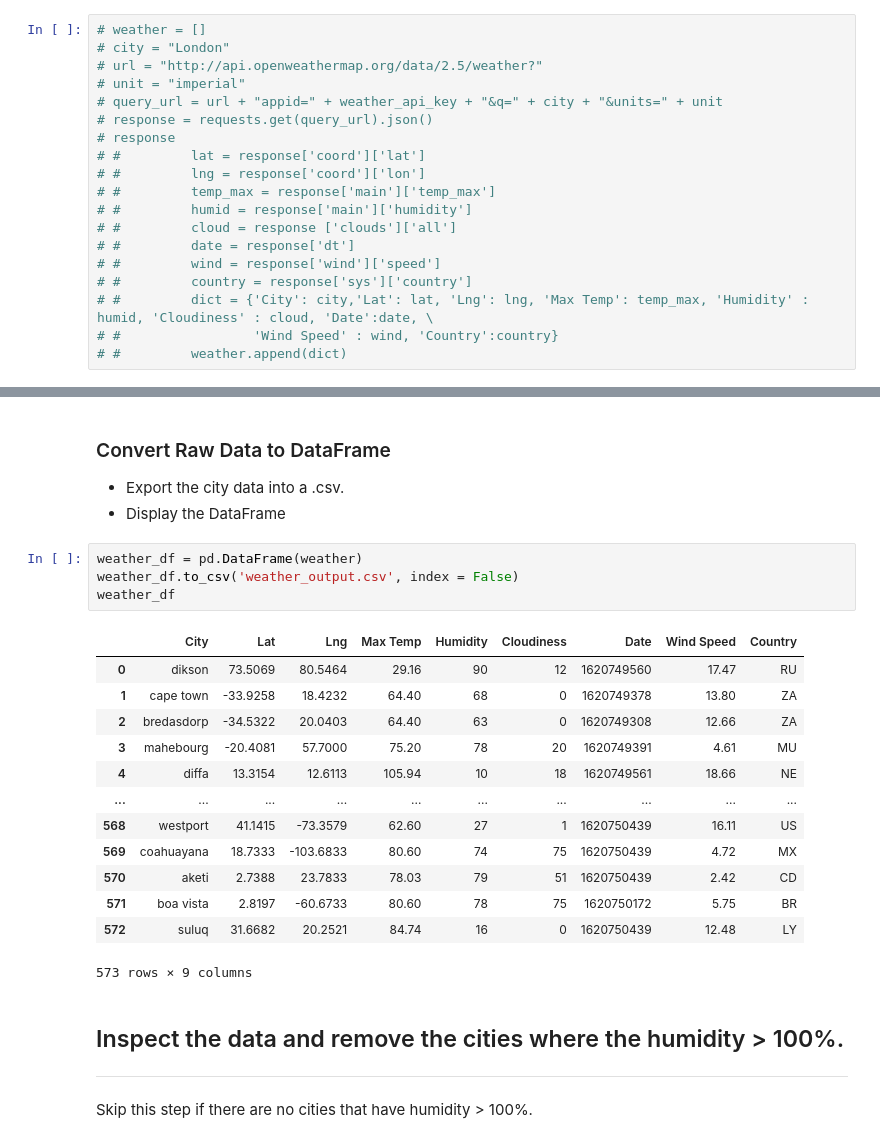
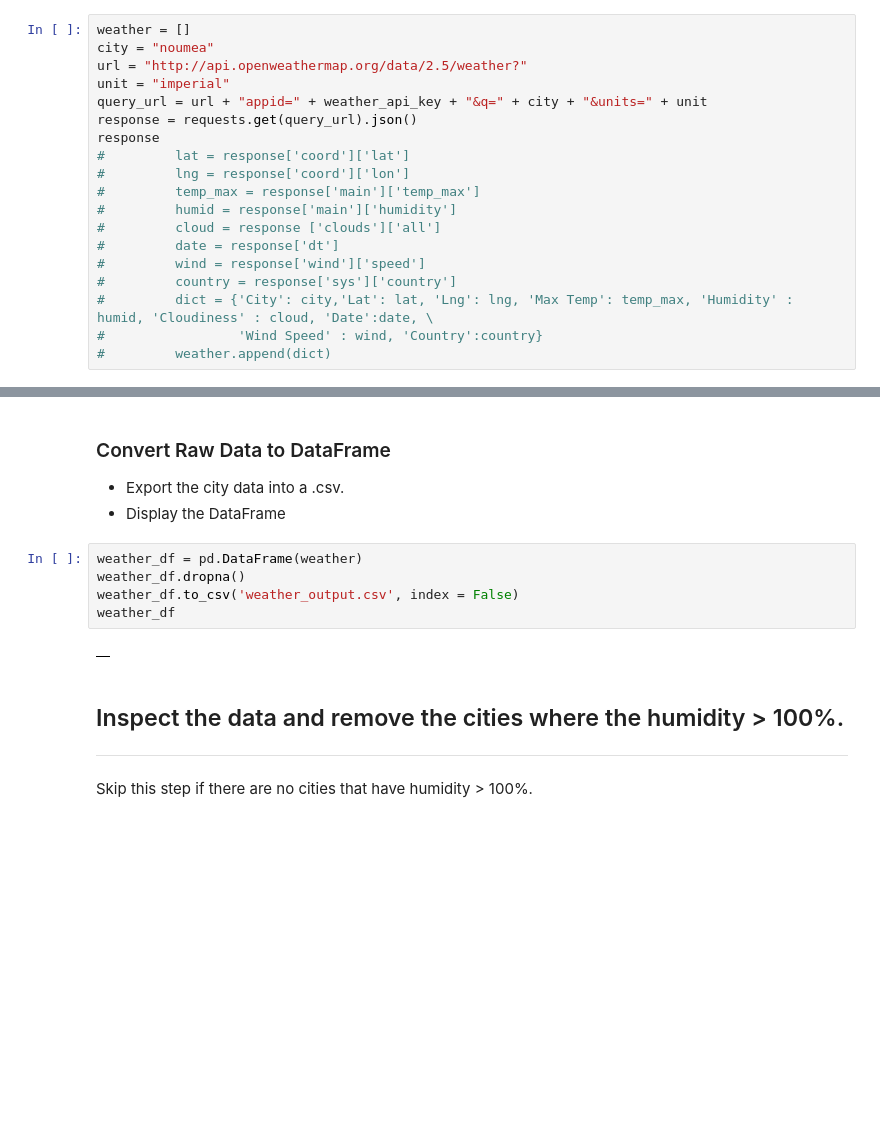
Before and after one commit to adriana-icasiano/python-api-challenge, a Jupyter notebook: WeatherPy/WeatherPy.ipynb, the cells around one changed output, grey strips where cells are left out. Saved outputs shown, nothing was run; the diff lists cells and outputs as text; blank space fills up the shorter version.

Commit message:
Codes completed except for finding the statistics in WeatherPy

```diff
--- a/WeatherPy/WeatherPy.ipynb
+++ b/WeatherPy/WeatherPy.ipynb
@@ -52,22 +52,22 @@ len(cities)
 # %% [output]
 621
 # %%
-# weather = []
-# city = "London"
-# url = "http://api.openweathermap.org/data/2.5/weather?"
-# unit = "imperial"
-# query_url = url + "appid=" + weather_api_key + "&q=" + city + "&units=" + unit
-# response = requests.get(query_url).json()
-# response
-# #         lat = response['coord']['lat']
-# #         lng = response['coord']['lon']
-# #         temp_max = response['main']['temp_max']
-# #         humid = response['main']['humidity']
-# #         cloud = response ['clouds']['all']
-# #         date = response['dt']
-# #         wind = response['wind']['speed']
-# #         country = response['sys']['country']
-# #         dict = {'City': city,'Lat': lat, 'Lng': lng, 'Max Temp': temp_max, 'Humidity' : humid, 'Cloudiness' : cloud, 'Date':date, \
-# #                 'Wind Speed' : wind, 'Country':country}
-# #         weather.append(dict)
+weather = []
+city = "noumea"
+url = "http://api.openweathermap.org/data/2.5/weather?"
+unit = "imperial"
+query_url = url + "appid=" + weather_api_key + "&q=" + city + "&units=" + unit
+response = requests.get(query_url).json()
+response
+#         lat = response['coord']['lat']
+#         lng = response['coord']['lon']
+#         temp_max = response['main']['temp_max']
+#         humid = response['main']['humidity']
+#         cloud = response ['clouds']['all']
+#         date = response['dt']
+#         wind = response['wind']['speed']
+#         country = response['sys']['country']
+#         dict = {'City': city,'Lat': lat, 'Lng': lng, 'Max Temp': temp_max, 'Humidity' : humid, 'Cloudiness' : cloud, 'Date':date, \
+#                 'Wind Speed' : wind, 'Country':country}
+#         weather.append(dict)
 # %% [output]
@@ -156,22 +156,11 @@ There were 48 keyErrors
 * Display the DataFrame
 # %%
 weather_df = pd.DataFrame(weather)
+weather_df.dropna()
 weather_df.to_csv('weather_output.csv', index = False)
 weather_df
 # %% [output]
-|  | City | Lat | Lng | Max Temp | Humidity | Cloudiness | Date | Wind Speed | Country |
-| 0 | dikson | 73.5069 | 80.5464 | 29.16 | 90 | 12 | 1620749560 | 17.47 | RU |
-| 1 | cape town | -33.9258 | 18.4232 | 64.40 | 68 | 0 | 1620749378 | 13.80 | ZA |
-| 2 | bredasdorp | -34.5322 | 20.0403 | 64.40 | 63 | 0 | 1620749308 | 12.66 | ZA |
-| 3 | mahebourg | -20.4081 | 57.7000 | 75.20 | 78 | 20 | 1620749391 | 4.61 | MU |
-| 4 | diffa | 13.3154 | 12.6113 | 105.94 | 10 | 18 | 1620749561 | 18.66 | NE |
-| ... | ... | ... | ... | ... | ... | ... | ... | ... | ... |
-| 568 | westport | 41.1415 | -73.3579 | 62.60 | 27 | 1 | 1620750439 | 16.11 | US |
-| 569 | coahuayana | 18.7333 | -103.6833 | 80.60 | 74 | 75 | 1620750439 | 4.72 | MX |
-| 570 | aketi | 2.7388 | 23.7833 | 78.03 | 79 | 51 | 1620750439 | 2.42 | CD |
-| 571 | boa vista | 2.8197 | -60.6733 | 80.60 | 78 | 75 | 1620750172 | 5.75 | BR |
-| 572 | suluq | 31.6682 | 20.2521 | 84.74 | 16 | 0 | 1620750439 | 12.48 | LY |
+|  |
-573 rows × 9 columns
 # %% [markdown]
 ## Inspect the data and remove the cities where the humidity > 100%.
 ----
```
Also changed, not shown: parts of 3 cells of this notebook, 2 other files.
